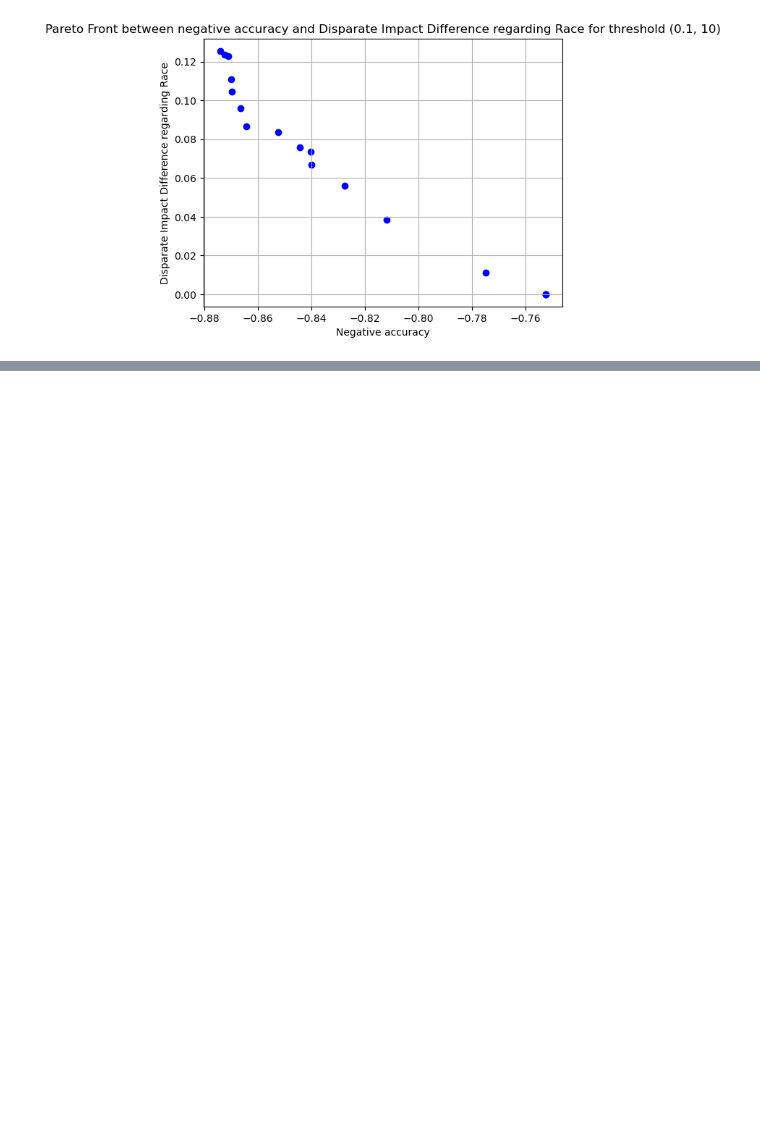
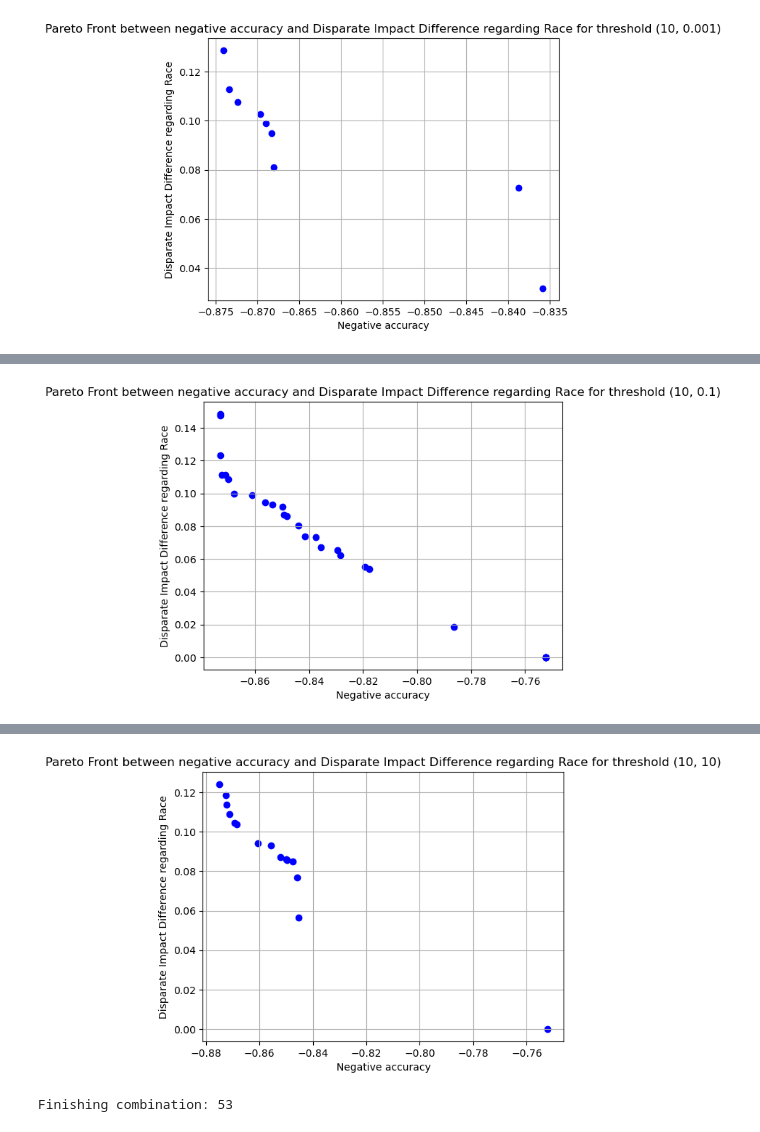
Before and after one commit to ccachim/fairness_in_ml_multiobjective_approach, a Jupyter notebook: fairness_in_ml_multiobjective_approach_adult_income_dataset.ipynb, the cells around one changed output, grey strips where cells are left out. Saved outputs shown, nothing was run; the diff lists cells and outputs as text; code cells hidden in the pictures; blank space fills up the shorter version.

```diff
--- a/fairness_in_ml_multiobjective_approach_adult_income_dataset.ipynb
+++ b/fairness_in_ml_multiobjective_approach_adult_income_dataset.ipynb
@@ -162,7 +162,7 @@ results_dictionary = {}
 
 complete_combinations = list(itertools.product(fairness_metric_vector, protected_attribute_vector, threshold_vector))
 
-start = 50 #state
+start = 51 #state
 for index in range(start, len(complete_combinations)):
     print (f'Starting combination: {index}')
 
@@ -251 +251 @@ Starting combination: 50
-[figure, old version]
+[figure, new version]
@@ -268,0 +269 @@ Starting combination: 51
+[figure, added]
@@ -269,0 +287,2 @@ KeyboardInterrupt:
+[figure, added]
+Finishing combination: 53
```
Also changed, not shown: parts of 2 cells of this notebook, 5 other files.
